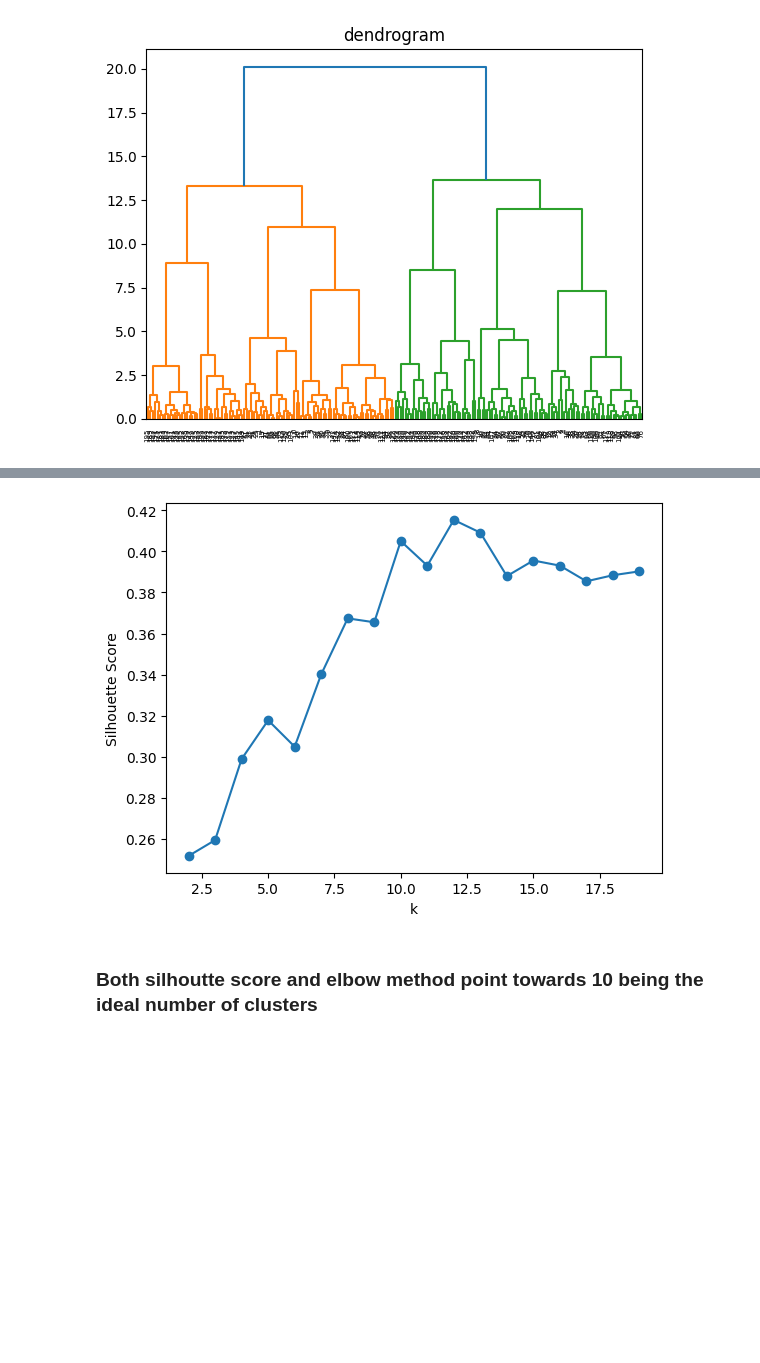
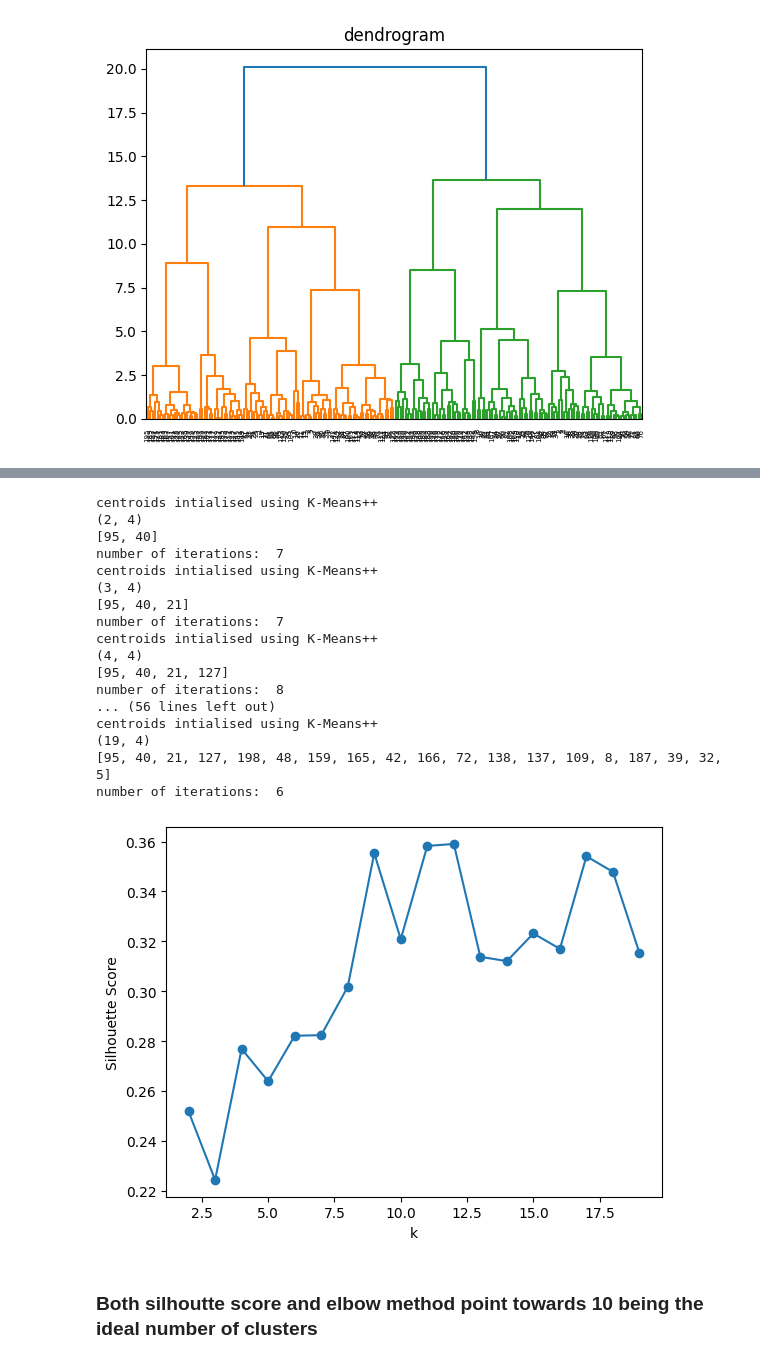
Before and after one commit to akshit-salhotra/Machine-Learning-Experiments, a Jupyter notebook: Exp7/K_Means.ipynb, the cells around one changed output, grey strips where cells are left out. Cells and saved outputs as stored; diff of their text form; code cells hidden in the pictures; blank space fills up the shorter version.

```diff
--- a/Exp7/K_Means.ipynb
+++ b/Exp7/K_Means.ipynb
@@ -102,6 +102,19 @@ class KMeansClustering:
         x=np.expand_dims(x,axis=0)
         y=np.expand_dims(y,axis=1)
         return np.sum(np.abs(x,y),axis=2)
+
+    def getInertia(self):
+
+        labels=self.assignCluster(self.X)
+
+        inertia=0
+        for i in range(self.k):
+            mask=labels==i
+            dist=np.sum((self.X[mask]-self.centroids[i])**2)
+            inertia+=dist
+
+        return inertia
+        # centers=self.centroids[labels]
 
     def randomCentroidIntialisation(self,random_state:int):
         np.random.seed(random_state)
@@ -169,8 +182,11 @@ class KMeansClustering:
 inertias = []
 K = range(1, 20)
 for k in K:
-    km = KMeans(n_clusters=k, random_state=0).fit(df)
-    inertias.append(km.inertia_)
+    # km = KMeans(n_clusters=k, random_state=0).fit(df)
+    km=KMeansClustering(k,'eculidean','KMeans++',df)
+    km.optimiseCentroids(42)
+
+    inertias.append(km.getInertia())
 
 plt.plot(K, inertias, marker='o')
 plt.title("elbow method for finding the optimal value of k")
@@ -182,16 +215,36 @@ plt.show()
 # %%
 scores = []
 for k in range(2, 20):
-    km = KMeans(n_clusters=k, random_state=0).fit(df)
-    score = silhouette_score(df, km.labels_)
+    # km = KMeans(n_clusters=k, random_state=0).fit(df)
+    km=KMeansClustering(k,'eculidean','KMeans++',df)
+    km.optimiseCentroids(42)
+
+    score = silhouette_score(df, km.assignCluster(km.X))
     scores.append(score)
 
 plt.plot(range(2, 20), scores, marker='o')
 plt.xlabel('k')
 plt.ylabel('Silhouette Score')
 plt.show()
 # %% [output]
+centroids intialised using K-Means++
+(2, 4)
+[95, 40]
+number of iterations:  7
+centroids intialised using K-Means++
+(3, 4)
+[95, 40, 21]
+number of iterations:  7
+centroids intialised using K-Means++
+(4, 4)
+[95, 40, 21, 127]
+number of iterations:  8
+... (56 lines left out)
+centroids intialised using K-Means++
+(19, 4)
+[95, 40, 21, 127, 198, 48, 159, 165, 42, 166, 72, 138, 137, 109, 8, 187, 39, 32, 5]
+number of iterations:  6
-[figure, old version]
+[figure, new version]
 # %% [markdown]
 ### Both silhoutte score and elbow method point towards 10 being the ideal number of clusters
 # %%
```
Also changed, not shown: parts of 1 cell of this notebook.
